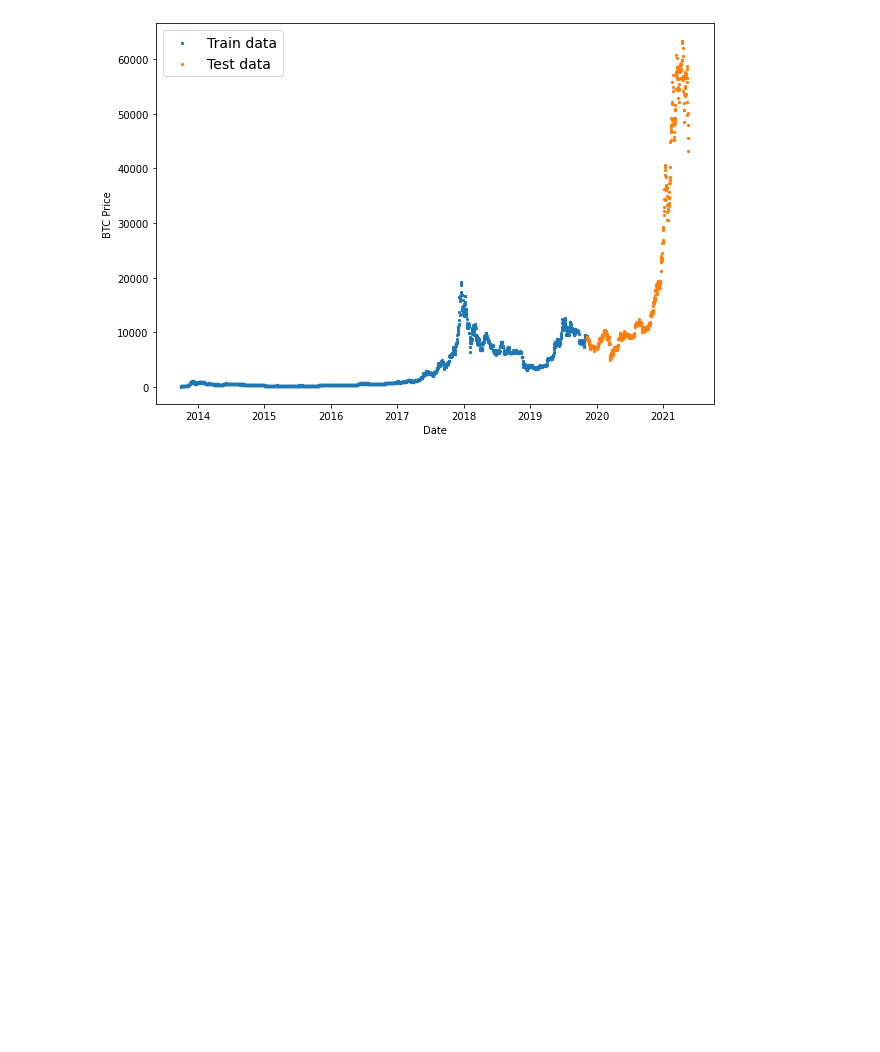
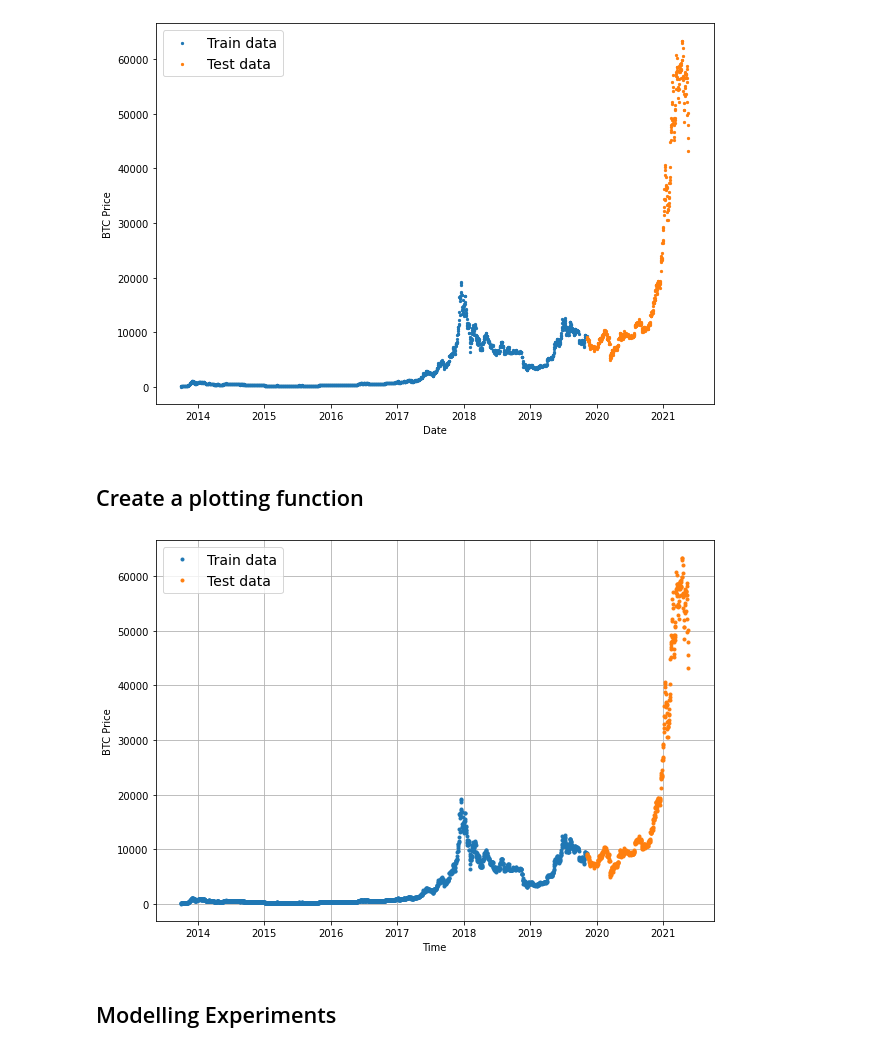
Before and after one commit to schauppi/Udemy_TensorFlow_Developer, a Jupyter notebook: Abschnit_10_Time_series_fundamentals_in_TensorFlow/10_time_series_forecasting_with_tensorflow.ipynb, the cells around one changed output. Saved outputs shown, nothing was run; the diff lists cells and outputs as text; code cells hidden in the pictures; blank space fills up the shorter version.

```diff
--- a/Abschnit_10_Time_series_fundamentals_in_TensorFlow/10_time_series_forecasting_with_tensorflow.ipynb
+++ b/Abschnit_10_Time_series_fundamentals_in_TensorFlow/10_time_series_forecasting_with_tensorflow.ipynb
@@ -187,3 +187,33 @@ plt.legend(fontsize=14)
 plt.show()
 # %% [output]
 [figure]
+# %% [markdown]
+## Create a plotting function
+# %%
+# Create a function to plot time series data
+def plot_time_series(timesteps, values, format=".", start=0, end=None, label=None):
+  """
+  Plots timesteps (a series of points in time) against values (a series of values across timestimps)
+  Parameters:
+    timestamps: array of timestep values
+    values: array of values across time
+    format: style of plot, default "."
+    start: where to start the plot (setting a value will index from start of timesteps)
+    end: where to end the plot (similar to start but for the end)
+    label: label to show on plot about values, default None
+  """
+  plt.plot(timesteps[start:end], values[start:end], format, label=label)
+  plt.xlabel("Time")
+  plt.ylabel("BTC Price")
+  if label:
+    plt.legend(fontsize=14) #make label bigger
+  plt.grid(True)
+# %%
+#Test out plotting function
+plt.figure(figsize=(10,7))
+plot_time_series(timesteps=x_train, values=y_train, label="Train data")
+plot_time_series(timesteps=x_test, values=y_test, label="Test data")
+# %% [output]
+[figure, added]
+# %% [markdown]
+## Modelling Experiments
```
Also changed, not shown: parts of 1 cell of this notebook.
